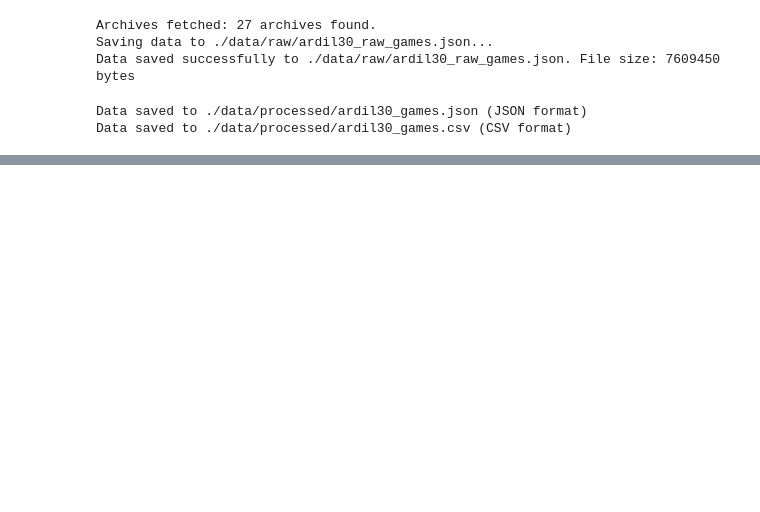
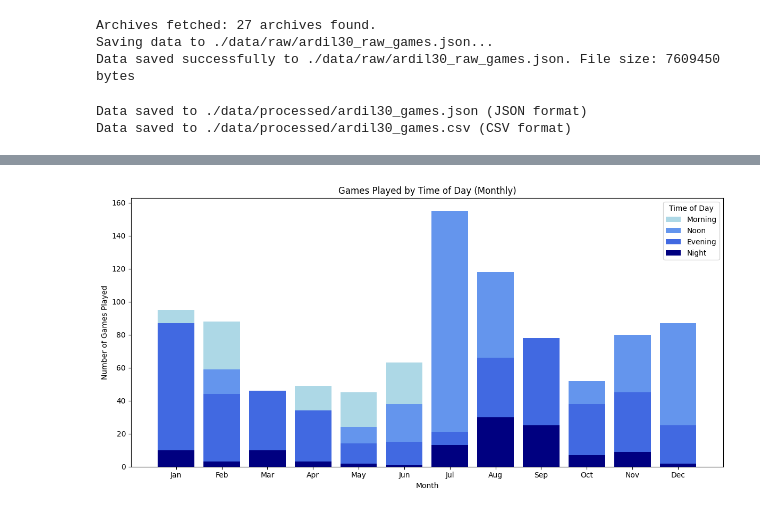
Before and after one commit to ardilyce/DSA210_Project, a Jupyter notebook: ipynb_to_try/project.ipynb, the cells around one changed output, grey strips where cells are left out. Drawn from its saved outputs; the diff is of its cells as text; code cells hidden in the pictures; blank space fills up the shorter version.

```diff
--- a/ipynb_to_try/project.ipynb
+++ b/ipynb_to_try/project.ipynb
@@ -269,0 +626,45 @@ Data saved to ./data/processed/ardil30_games.csv (CSV format)
+# %%
+# Extract the month and categorize hours into time zones
+data['month'] = data['End Time'].dt.month
+
+def categorize_time(hour):
+    if 5 <= hour < 12:
+        return 'Morning'
+    elif 12 <= hour < 17:
+        return 'Noon'
+    elif 17 <= hour < 21:
+        return 'Evening'
+    else:
+        return 'Night'
+
+data['time_of_day'] = data['End Time'].dt.hour.apply(categorize_time)
+
+# Group by month and time of day
+games_by_time_of_day = data.groupby(['month', 'time_of_day']).size().reset_index(name='Game Count')
+
+# Map time zones to shades of blue
+color_map = {
+    'Morning': '#add8e6',  # Light blue
+    'Noon': '#6495ed',     # Cornflower blue
+    'Evening': '#4169e1',  # Royal blue
+    'Night': '#000080'     # Navy blue
+}
+
+# Plot the histogram
+plt.figure(figsize=(12, 6))
+for time_of_day, color in color_map.items():
+    subset = games_by_time_of_day[games_by_time_of_day['time_of_day'] == time_of_day]
+    plt.bar(subset['month'], subset['Game Count'], color=color, label=time_of_day, width=0.8)
+
+# Add labels and legend
+plt.xlabel('Month')
+plt.ylabel('Number of Games Played')
+plt.title('Games Played by Time of Day (Monthly)')
+plt.xticks(range(1, 13), ['Jan', 'Feb', 'Mar', 'Apr', 'May', 'Jun', 'Jul', 'Aug', 'Sep', 'Oct', 'Nov', 'Dec'])
+plt.legend(title='Time of Day')
+plt.tight_layout()
+
+# Show the plot instead of saving it
+plt.show()
+# %% [output]
+[figure, added]
```
Also changed, not shown: parts of 12 cells of this notebook.
